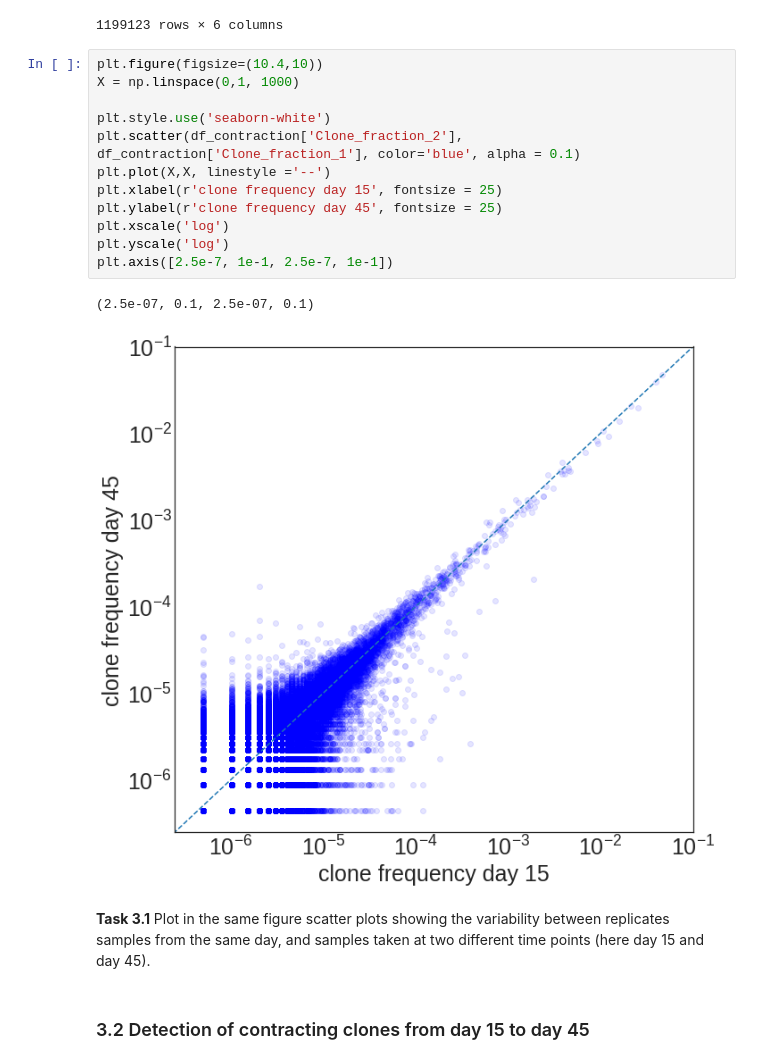
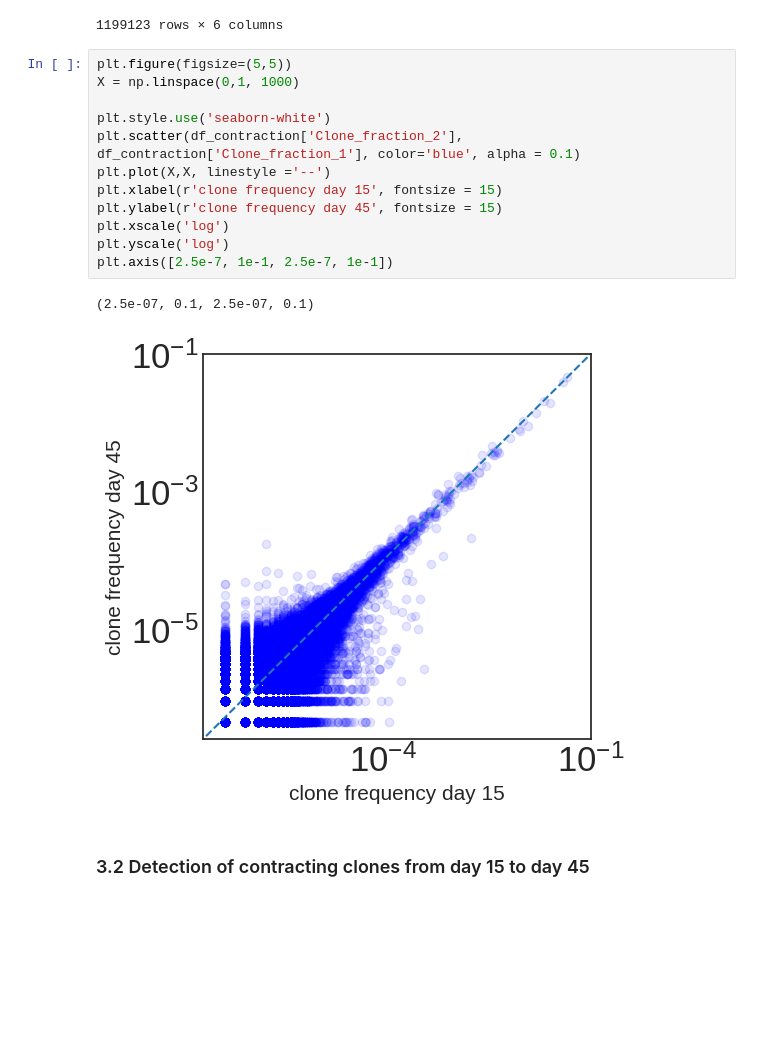
Before and after one commit to amazzoli/Quantitative_immunology, a Jupyter notebook: notebooks/Noiset_3_detection_of_responding_clones.ipynb, the cells around one changed output. Drawn from its saved outputs; the diff is of its cells as text; blank space fills up the shorter version.

```diff
--- a/notebooks/Noiset_3_detection_of_responding_clones.ipynb
+++ b/notebooks/Noiset_3_detection_of_responding_clones.ipynb
@@ -75,23 +77,20 @@ df_contraction
 | 1199122 | 0.000000 | 5.120128e-07 | 0.0 | 1.0 | TGCGCCAGCCTC | CASL |
 1199123 rows × 6 columns
 # %%
-plt.figure(figsize=(10.4,10))
+plt.figure(figsize=(5,5))
 X = np.linspace(0,1, 1000)
 
 plt.style.use('seaborn-white')
 plt.scatter(df_contraction['Clone_fraction_2'], df_contraction['Clone_fraction_1'], color='blue', alpha = 0.1)
 plt.plot(X,X, linestyle ='--')
-plt.xlabel(r'clone frequency day 15', fontsize = 25)
-plt.ylabel(r'clone frequency day 45', fontsize = 25)
+plt.xlabel(r'clone frequency day 15', fontsize = 15)
+plt.ylabel(r'clone frequency day 45', fontsize = 15)
 plt.xscale('log')
 plt.yscale('log')
 plt.axis([2.5e-7, 1e-1, 2.5e-7, 1e-1])
 # %% [output]
 (2.5e-07, 0.1, 2.5e-07, 0.1)
-[figure, old version]
+[figure, new version]
-# %% [markdown]
-**Task 3.1**
-Plot in the same figure scatter plots showing the variability between replicates samples from the same day, and samples taken at two different time points (here day 15 and day 45).
 # %% [markdown]
 ### 3.2 Detection of contracting clones from day 15 to day 45
 # %%
```
Also changed, not shown: parts of 4 cells of this notebook.
